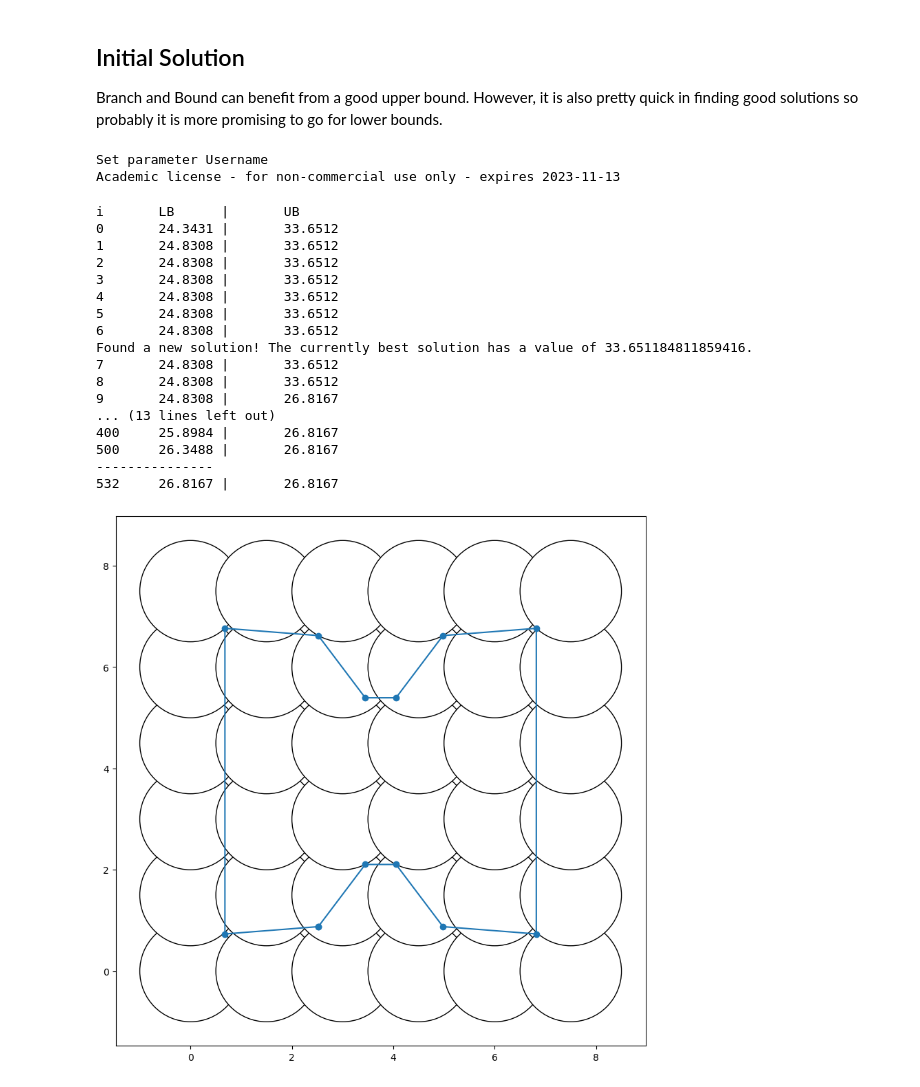
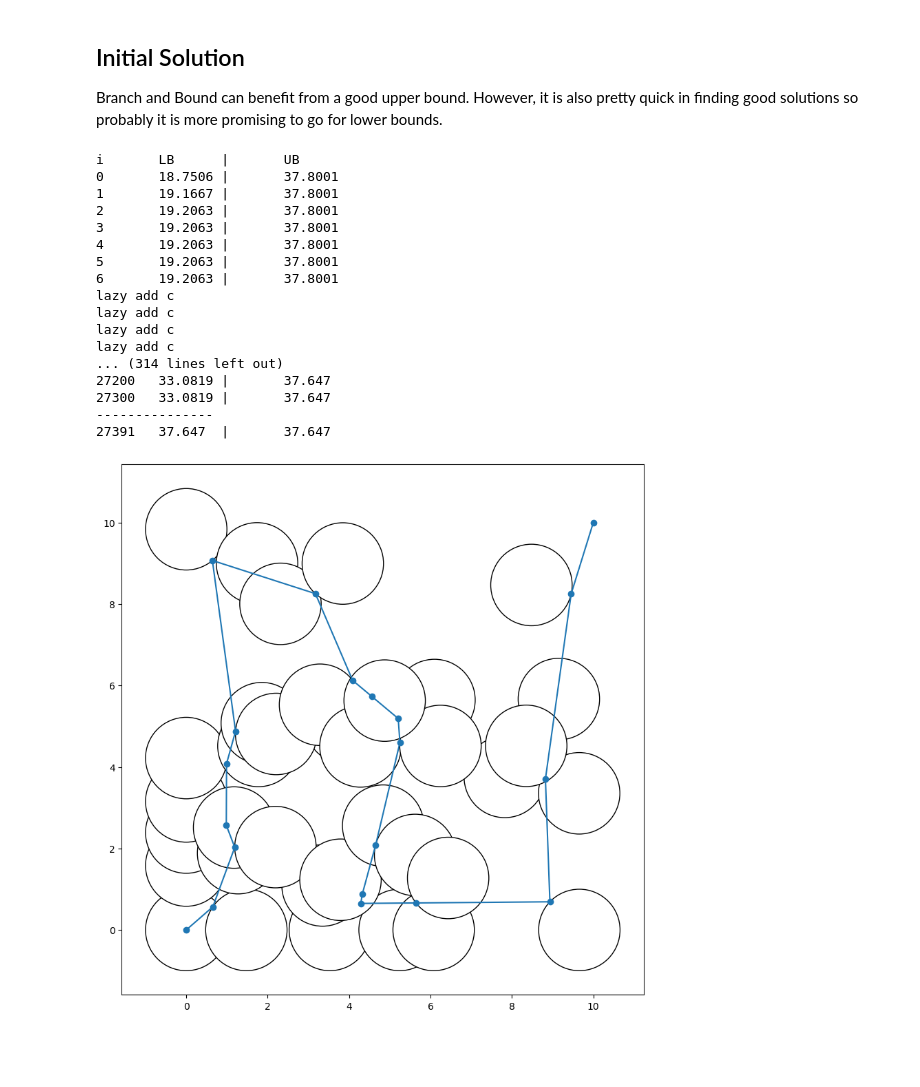
Before and after one commit to d-krupke/close-enough-tsp, a Jupyter notebook: pysrc/04_cpp_bnb.ipynb, the cells around one changed output. Saved outputs shown, nothing was run; the diff lists cells and outputs as text; code cells hidden in the pictures; blank space fills up the shorter version.

```diff
--- a/pysrc/04_cpp_bnb.ipynb
+++ b/pysrc/04_cpp_bnb.ipynb
@@ -8,51 +8,56 @@ The branch and bound is implemented in reasonably fast C++, while PyBind11 allow
 from cetsp.core import Circle, Instance, compute_tour_by_2opt, branch_and_bound, Point, plot_solution
 # %%
 # create a simple instance
-circles = [Circle(Point(x*1.5, y*1.5), 1) for x in range(6) for y in range(6)]
-instance = Instance(circles)
+
+import random
+circles = [Circle(Point(x*(1+random.random()), y*(1+random.random())), 1) for x in range(7) for y in range(7)]
+instance = Instance(circles[:20], Point(0,0), Point(10,10))
+instance_ = Instance(circles, Point(0,0), Point(10,10))
 # %% [markdown]
 ## Initial Solution
 
 Branch and Bound can benefit from a good upper bound. However, it is also pretty quick in finding good solutions so probably it is more promising to go for lower bounds.
 # %%
 # compute an initial solution via 2opt
-initial_solution = compute_tour_by_2opt(instance)
+initial_solution = compute_tour_by_2opt(instance_)
-# %% [output]
-Set parameter Username
-Academic license - for non-commercial use only - expires 2023-11-13
 # %%
-def cb(node, solution_pool):
-    if node.is_feasible(0.01):
-        ub = solution_pool.get_upper_bound()
+def cb(context):
+    if context.current_node.is_feasible():
+        traj = context.current_node.get_relaxed_solution()
+        for c in circles:
+            if not traj.distance(c) <= 0.01:
+                print("lazy add c")
+                context.add_lazy_circle(c)
+        ub = context.get_upper_bound()
         print(f"Found a new solution! The currently best solution has a value of {ub}.")
 
 timelimit = 60
-opt_solution = branch_and_bound(instance, cb , initial_solution, timelimit)
+opt_solution = branch_and_bound(instance, cb, initial_solution, timelimit)
 # %% [output]
 i       LB      |       UB
-0       24.3431 |       33.6512
-1       24.8308 |       33.6512
-2       24.8308 |       33.6512
-3       24.8308 |       33.6512
-4       24.8308 |       33.6512
-5       24.8308 |       33.6512
-6       24.8308 |       33.6512
-Found a new solution! The currently best solution has a value of 33.651184811859416.
-7       24.8308 |       33.6512
-8       24.8308 |       33.6512
-9       24.8308 |       26.8167
-... (13 lines left out)
-400     25.8984 |       26.8167
-500     26.3488 |       26.8167
+0       18.7506 |       37.8001
+1       19.1667 |       37.8001
+2       19.2063 |       37.8001
+3       19.2063 |       37.8001
+4       19.2063 |       37.8001
+5       19.2063 |       37.8001
+6       19.2063 |       37.8001
+lazy add c
+lazy add c
+lazy add c
+lazy add c
+... (314 lines left out)
+27200   33.0819 |       37.647
+27300   33.0819 |       37.647
 ---------------
-532     26.8167 |       26.8167
+27391   37.647  |       37.647
 # %%
 import matplotlib.pyplot as plt
 
 plt.figure(figsize=(10, 10))
-plot_solution(plt.gca(), instance, opt_solution)
+plot_solution(plt.gca(), instance_, opt_solution)
 # %% [output]
-[figure, old version]
+[figure, new version]
 # %% [markdown]
 ## Getting data and manipulating the nodes via callback.
 
```
Also changed, not shown: parts of 4 cells of this notebook, 9 other files.
